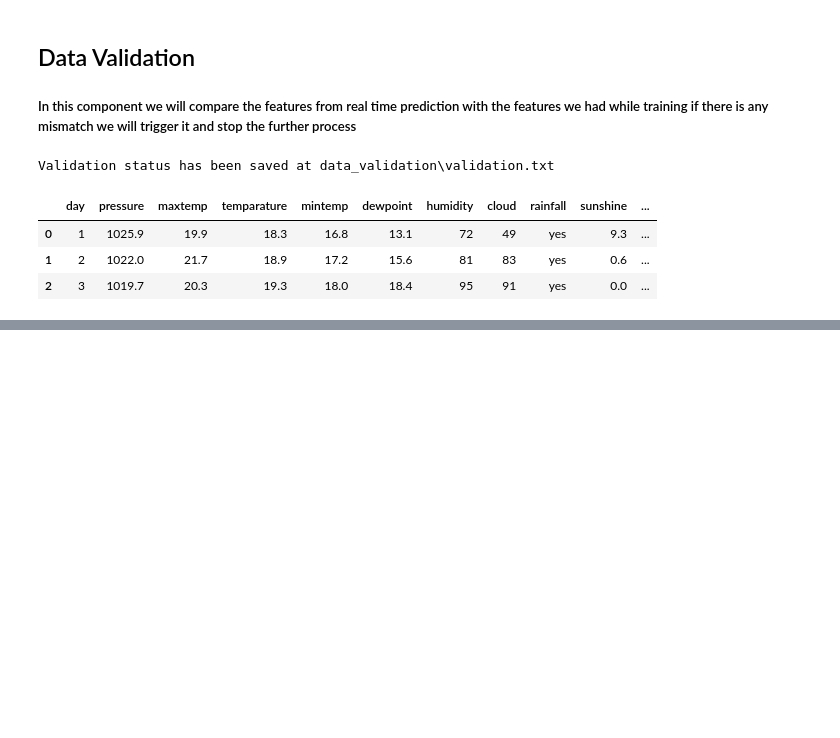
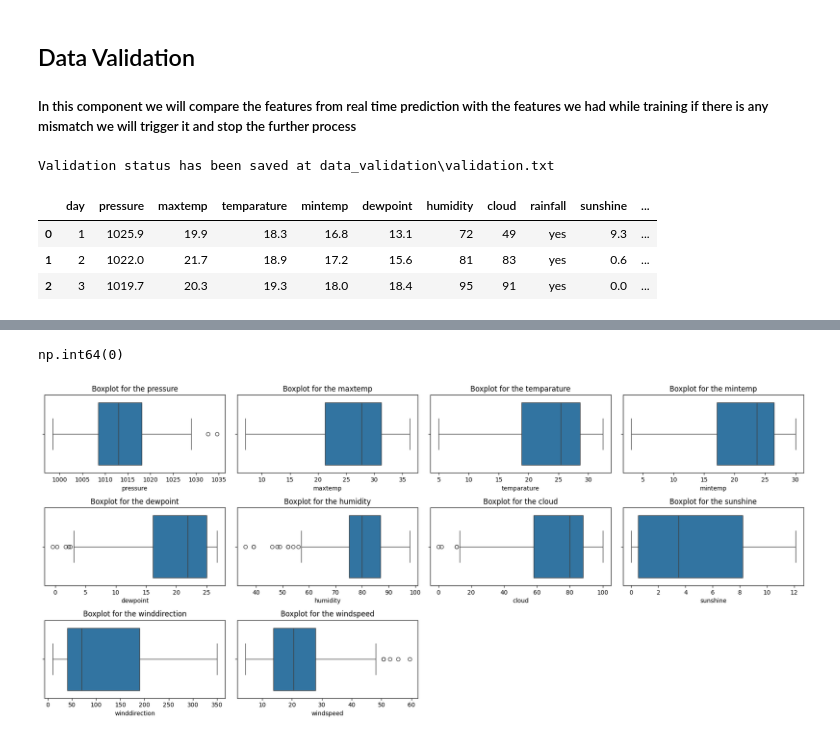
Before and after one commit to Lazygeniusbilal/Rainfall-Prediction-Model, a Jupyter notebook: notebooks/experimentation.ipynb, the cells around one changed output, grey strips where cells are left out. Drawn from its saved outputs; the diff is of its cells as text; code cells hidden in the pictures; blank space fills up the shorter version.

```diff
--- a/notebooks/experimentation.ipynb
+++ b/notebooks/experimentation.ipynb
@@ -115,0 +207,33 @@ data.head(3)
+# %%
+data.duplicated().sum()
+# %% [output]
+np.int64(0)
+# %%
+# drop day column
+data= data.drop(columns="day", axis=1)
+# %%
+# Select numerical columns
+num_cols = [col for col in data.columns if data[col].dtype != "object"]
+no_of_cols = len(num_cols)
+
+# Calculate the number of rows and columns for subplots
+n_cols = int(np.ceil(np.sqrt(no_of_cols)))
+n_rows = int(np.ceil(no_of_cols / n_cols))
+
+# Create subplots
+fig, ax = plt.subplots(nrows=n_rows, ncols=n_cols, figsize=(18, 8))
+ax = ax.flatten()
+
+# Create boxplots for each numerical column
+for index, column in enumerate(num_cols):
+    sns.boxplot(data=data, x=column, ax=ax[index])
+    ax[index].set_title(f"Boxplot for the {column}")
+
+# Remove any unused axes
+for j in range(len(num_cols), len(ax)):
+    fig.delaxes(ax[j])  # Delete unused subplot axes
+
+plt.tight_layout()
+plt.show()
+# %% [output]
+[figure, added]
```
Also changed, not shown: parts of 38 cells of this notebook.
